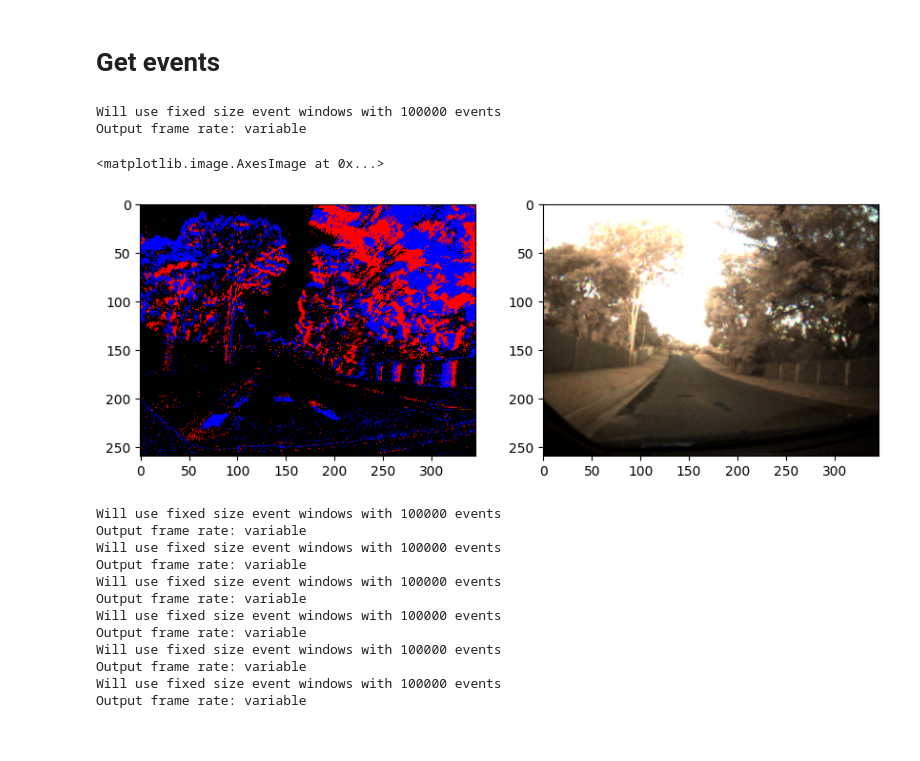
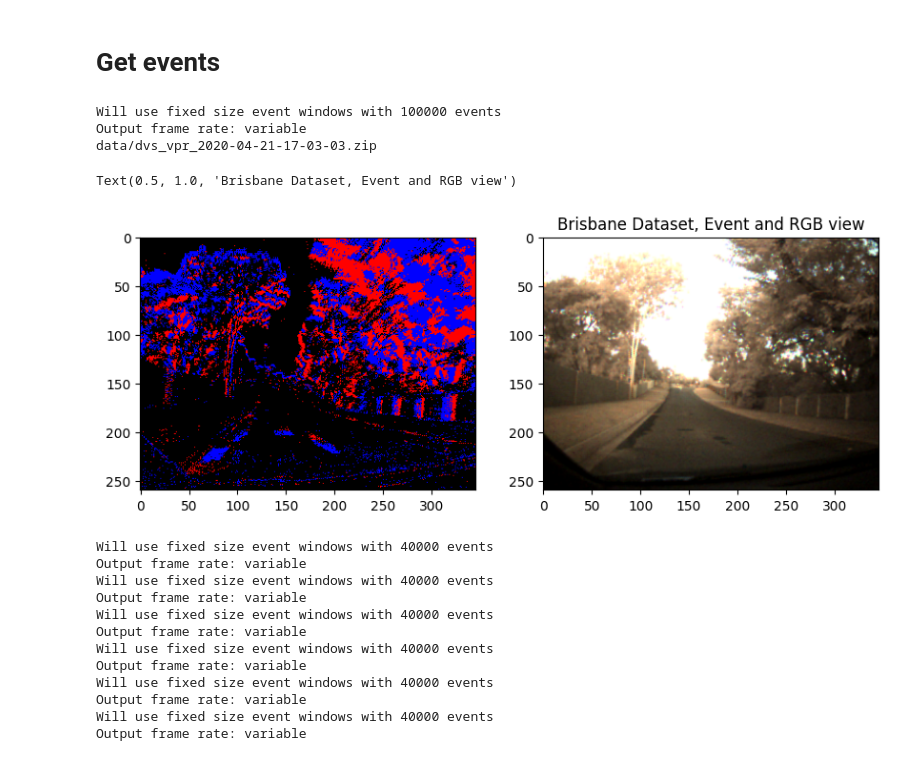
Before and after one commit to GeoffroyK/EventVPR, a Jupyter notebook: get_corresponding_events.ipynb, the cells around one changed output. Saved outputs shown, nothing was run; the diff lists cells and outputs as text; code cells hidden in the pictures.

```diff
--- a/get_corresponding_events.ipynb
+++ b/get_corresponding_events.ipynb
@@ -220,7 +179,7 @@ for traverse in sampledPoints:
     calibratedTimestamps[traverse] = []
     calibratedFilePaths[traverse] = []
 
-SEQUENCE_LENGTH = 80 # Check the N last and N next frames to find the best correlation for visual calibration
+SEQUENCE_LENGTH = 110 # Check the N last and N next frames to find the best correlation for visual calibration
 
 for i in range(len(sampledPoints['sunset1'])):
 
@@ -251,9 +210,11 @@ for i in range(len(sampledPoints['sunset1'])):
 
             # Find the most correlated frame in the selected sequence
             placesAround = [np.asarray(Image.open(timestampFilePath[traverse][image_index + j]).convert('L')) for j in np.arange(-explorationalOffsetN,explorationalOffsetP)]
+            bestCorrelation, corr, frameIndex = maximiseSequenceWithReferencePixelwise(reference, placesAround)
             #bestCorrelation, corr, frameIndex = maximiseSequenceWithReference(reference, placesAround)
-            bestCorrelation, corr, frameIndex = maximiseSequenceWithReferencePixelwise(reference, placesAround)
+
             # Add in the calibratedTimestamp the timestamp of the best matching frame in the reference sequence
+
             calibratedTimestamps[traverse].append(getTimestampFromFilePath(timestampFilePath[traverse][frameIndex + image_index - SEQUENCE_LENGTH]))
             calibratedFilePaths[traverse].append(timestampFilePath[traverse][frameIndex + image_index  - SEQUENCE_LENGTH])
 
@@ -263,7 +224,7 @@ for i in range(len(sampledPoints['sunset1'])):
 
     # Save frames path
     np.save("rgbFilePaths.npy", calibratedFilePaths)
-
+    np.save("calibrated_timestamps.npy", calibratedTimestamps)
     plt.tight_layout()
     plt.savefig(f"output/rgb/place{i+1}.png", transparent=False)
     plt.close()
@@ -339,40 +300,49 @@ def getVisualReprTimeWindow(events):
 # %%
 from utils.event_readers import FixedSizeEventReader
 
 # Let's say that Place 1 index in sunset1 is 1587452613.977324 (visually high error just for testing purpose)
 
 traverse = "sunset1"
 eventReader = FixedSizeEventReader(event_paths["sunset1"], num_events=100000)
 image_index = matchedTimestamp[traverse][sampledPoints[traverse][0]]
+
+print(event_paths['sunset1'])
 
 #Matched Timestamp 1587452614.353891849518
 #Visual Timestamp 1587452613.977324
 
 eventPattern = next(eventReader)
 while eventPattern[0][0] < 1587452614.353891849518:
     try:
         eventPattern = next(eventReader)
     except StopIteration:
         break
 
 plt.figure(figsize=(10,10))
 plt.subplot(1,2,1)
 plt.imshow(getVisualReprTimeWindow(convertListOfEventsIn2DVector(eventPattern)))
 plt.subplot(1,2,2)
 plt.imshow(plt.imread(timestampFilePath[traverse][image_index]))
+plt.title("Brisbane Dataset, Event and RGB view")
 # %% [output]
 Will use fixed size event windows with 100000 events
 Output frame rate: variable
+data/dvs_vpr_2020-04-21-17-03-03.zip
-<matplotlib.image.AxesImage at 0x...>
+Text(0.5, 1.0, 'Brisbane Dataset, Event and RGB view')
-[figure, old version]
+[figure, new version]
 # %%
+num_events = 40_000
 eventPlaces = {}
-for traverse in sampledPoints:
-    eventPlaces[traverse] = []
+BEGINNING_WINDOW = 0.5
+
+# for traverse in sampledPoints:
+#     eventPlaces[traverse] = []
 
 for index, traverse in enumerate(sampledPoints):
-    eventReader = FixedSizeEventReader(event_paths[traverse], num_events=100000)
+    eventReader = FixedSizeEventReader(event_paths[traverse], num_events=num_events)
+    eventPlaces = {}
     for i in range(len(sampledPoints['sunset1'])):
+        eventPlaces[i] = []
         image_index = matchedTimestamp[traverse][sampledPoints[traverse][i]]
         eventPattern = next(eventReader)
 
@@ -383,25 +353,31 @@ for index, traverse in enumerate(sampledPoints):
             goalPlace = calibratedTimestamps[traverse][i]
             associatedFrame = calibratedFilePaths[traverse][i]
 
-        while eventPattern[0][0] < goalPlace:
+        while eventPattern[0][0] < goalPlace - BEGINNING_WINDOW:
             try:
                 eventPattern = next(eventReader)
             except StopIteration:
                 break
-        eventPlaces[traverse].append(eventPattern)
-    np.save("eventPlaces2.npy", eventPlaces)
+        while eventPattern[0][0] < goalPlace + BEGINNING_WINDOW:
+            eventPlaces[i].append(eventPattern)
+            try:
+                eventPattern = next(eventReader)
+            except StopIteration:
+                break
+
+    np.save(f"event_sliding_window_40k_{traverse}.npy", eventPlaces)
 # %% [output]
-Will use fixed size event windows with 100000 events
+Will use fixed size event windows with 40000 events
 Output frame rate: variable
-Will use fixed size event windows with 100000 events
+Will use fixed size event windows with 40000 events
 Output frame rate: variable
-Will use fixed size event windows with 100000 events
+Will use fixed size event windows with 40000 events
 Output frame rate: variable
-Will use fixed size event windows with 100000 events
+Will use fixed size event windows with 40000 events
 Output frame rate: variable
-Will use fixed size event windows with 100000 events
+Will use fixed size event windows with 40000 events
 Output frame rate: variable
-Will use fixed size event windows with 100000 events
+Will use fixed size event windows with 40000 events
 Output frame rate: variable
 # %%
 import cv2
```
Also changed, not shown: parts of 12 cells of this notebook, 2 other files.
